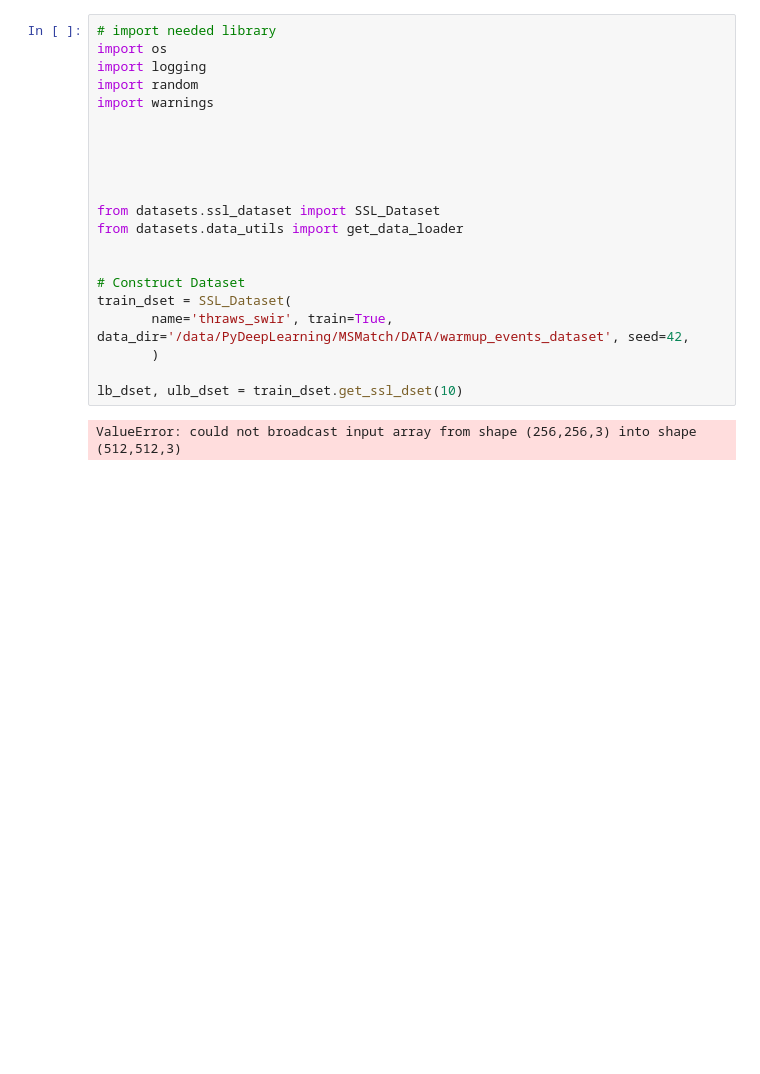
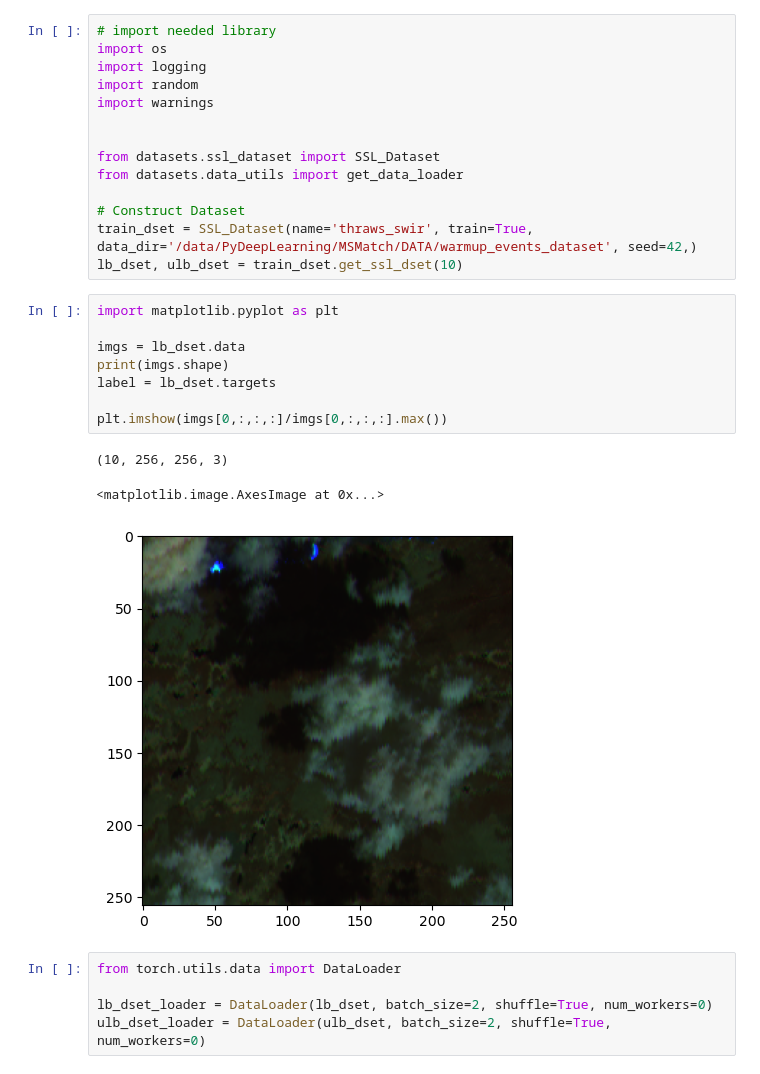
Before and after one commit to UninaLabs-EO/MSMatch, a Jupyter notebook: Test_dataloader.ipynb, the cells around one changed output. Drawn from its saved outputs; the diff is of its cells as text; blank space fills up the shorter version.

```diff
--- a/Test_dataloader.ipynb
+++ b/Test_dataloader.ipynb
@@ -6,18 +6,26 @@ import random
 import warnings
 
 
-
-
-
 from datasets.ssl_dataset import SSL_Dataset
 from datasets.data_utils import get_data_loader
 
-
 # Construct Dataset
-train_dset = SSL_Dataset(
-       name='thraws_swir', train=True, data_dir='/data/PyDeepLearning/MSMatch/DATA/warmup_events_dataset', seed=42,
-       )
-
+train_dset = SSL_Dataset(name='thraws_swir', train=True, data_dir='/data/PyDeepLearning/MSMatch/DATA/warmup_events_dataset', seed=42,)
 lb_dset, ulb_dset = train_dset.get_ssl_dset(10)
-# %% [output]
-ValueError: could not broadcast input array from shape (256,256,3) into shape (512,512,3)
+# %%
+import matplotlib.pyplot as plt
+
+imgs = lb_dset.data
+print(imgs.shape)
+label = lb_dset.targets
+
+plt.imshow(imgs[0,:,:,:]/imgs[0,:,:,:].max())
+# %% [output]
+(10, 256, 256, 3)
+<matplotlib.image.AxesImage at 0x...>
+[figure, added]
+# %%
+from torch.utils.data import DataLoader
+
+lb_dset_loader = DataLoader(lb_dset, batch_size=2, shuffle=True, num_workers=0)
+ulb_dset_loader = DataLoader(ulb_dset, batch_size=2, shuffle=True, num_workers=0)
```
Also changed, not shown: parts of 5 cells of this notebook, 9 other files.
